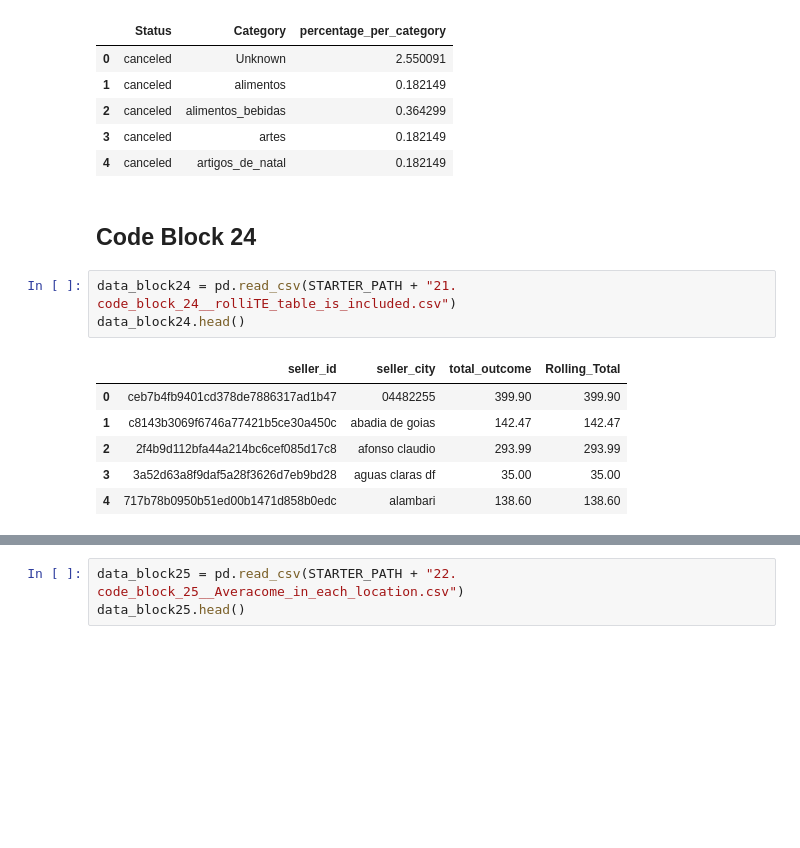
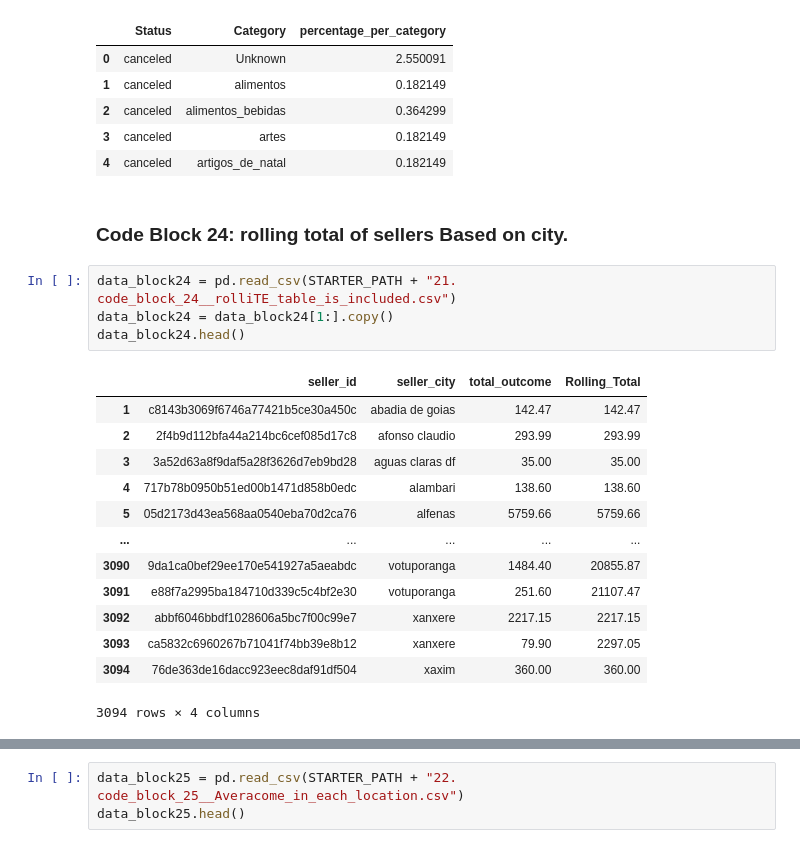
Before and after one commit to saeedshirani/ECommerce-Data-Processing-SQL-Only, a Jupyter notebook: visual.ipynb, the cells around one changed output, grey strips where cells are left out. Drawn from its saved outputs; the diff is of its cells as text; blank space fills up the shorter version.

```diff
--- a/visual.ipynb
+++ b/visual.ipynb
@@ -462,14 +501,22 @@ data_block23.head()
 | 3 | canceled | artes | 0.182149 |
 | 4 | canceled | artigos_de_natal | 0.182149 |
 # %% [markdown]
-## Code Block 24
+### Code Block 24: rolling total of sellers Based on city.
 # %%
 data_block24 = pd.read_csv(STARTER_PATH + "21. code_block_24__rolliTE_table_is_included.csv")
+data_block24 = data_block24[1:].copy()
 data_block24.head()
 # %% [output]
 |  | seller_id | seller_city | total_outcome | Rolling_Total |
-| 0 | ceb7b4fb9401cd378de7886317ad1b47 | 04482255 | 399.90 | 399.90 |
 | 1 | c8143b3069f6746a77421b5ce30a450c | abadia de goias | 142.47 | 142.47 |
 | 2 | 2f4b9d112bfa44a214bc6cef085d17c8 | afonso claudio | 293.99 | 293.99 |
 | 3 | 3a52d63a8f9daf5a28f3626d7eb9bd28 | aguas claras df | 35.00 | 35.00 |
 | 4 | 717b78b0950b51ed00b1471d858b0edc | alambari | 138.60 | 138.60 |
+| 5 | 05d2173d43ea568aa0540eba70d2ca76 | alfenas | 5759.66 | 5759.66 |
+| ... | ... | ... | ... | ... |
+| 3090 | 9da1ca0bef29ee170e541927a5aeabdc | votuporanga | 1484.40 | 20855.87 |
+| 3091 | e88f7a2995ba184710d339c5c4bf2e30 | votuporanga | 251.60 | 21107.47 |
+| 3092 | abbf6046bbdf1028606a5bc7f00c99e7 | xanxere | 2217.15 | 2217.15 |
+| 3093 | ca5832c6960267b71041f74bb39e8b12 | xanxere | 79.90 | 2297.05 |
+| 3094 | 76de363de16dacc923eec8daf91df504 | xaxim | 360.00 | 360.00 |
+3094 rows × 4 columns
```
Also changed, not shown: parts of 50 cells of this notebook.
